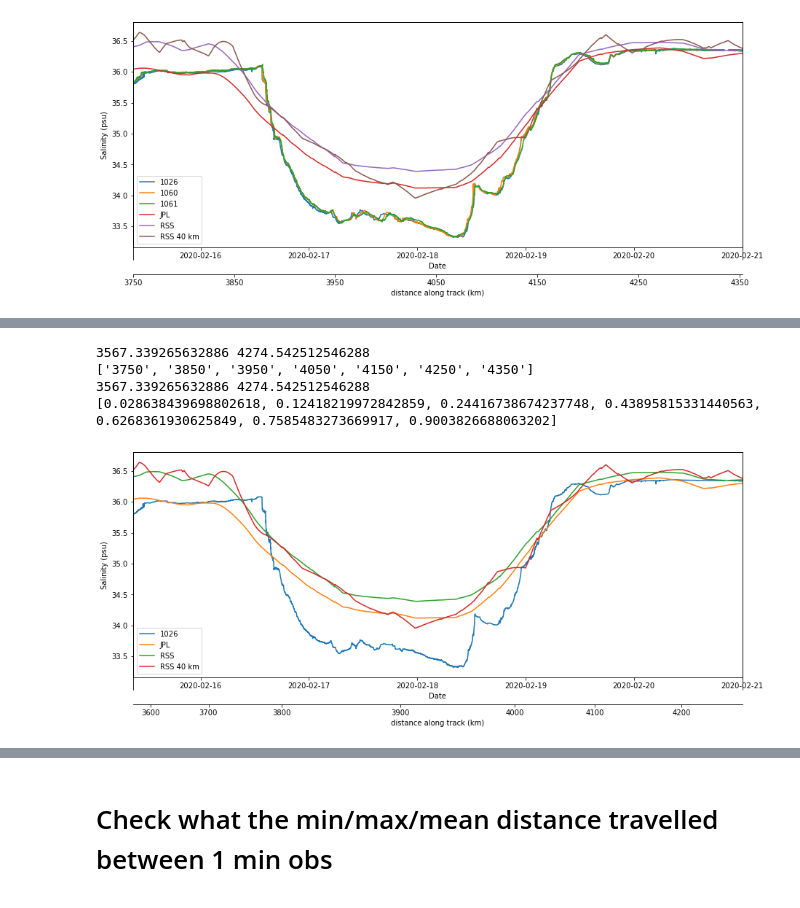
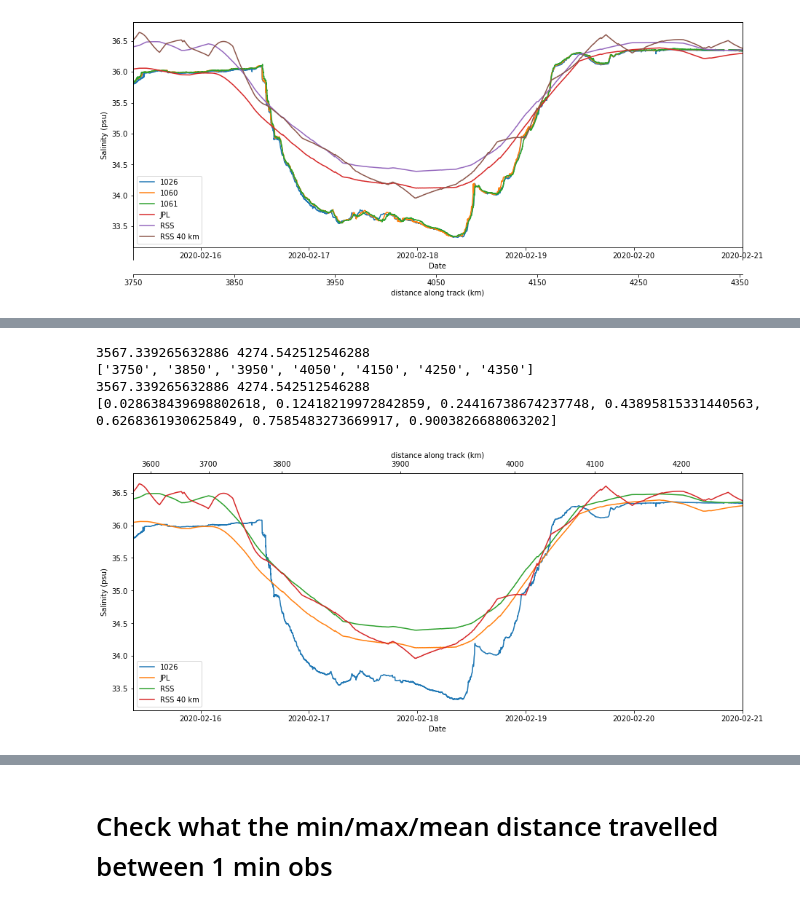
Before and after one commit to cgentemann/Saildrone, a Jupyter notebook: atomic/Calculate_density_plot.ipynb, the cells around one changed output, grey strips where cells are left out. Cells and saved outputs as stored; diff of their text form; code cells hidden in the pictures.

```diff
--- a/atomic/Calculate_density_plot.ipynb
+++ b/atomic/Calculate_density_plot.ipynb
@@ -285,7 +614,8 @@ for i in range(46):
     tdir = t-dt.timedelta(days=4)
     sdoy = str(tdir.timetuple().tm_yday).zfill(3)
     sdoy2 = str(t.timetuple().tm_yday).zfill(3)
-    fname = 'F:/data/sat_data/smap/SSS/L3/RSS/V4/8day_running/SCI/2020/' + sdoy + '/RSS_smap_SSS_L3_8day_running_2020_'+sdoy2+'_FNL_v04.0.nc'
+            #\\White_home_pc\f\data\sat_data\smap\SSS\L3\RSS\V4\8day_running\SCI\2020
+    fname = '//white_home_pc/f/data/sat_data/smap/SSS/L3/RSS/V4/8day_running/SCI/2020/' + sdoy + '/RSS_smap_SSS_L3_8day_running_2020_'+sdoy2+'_FNL_v04.0.nc'
 #    fname = 'Z:/SalinityDensity/smap/L3/RSS/V4/8day_running/SCI/2020/' + sdoy + '/RSS_smap_SSS_L3_8day_running_2020_'+sdoy2+'_FNL_v04.0.nc'
     fnames.append(fname)
 tem = xr.open_mfdataset(fnames,combine='nested',concat_dim='time')
@@ -362,0 +676,4 @@ Data variables:
+# %%
+tem = ds.sel(time='2020-01-30')
+plt.plot(ds.longitude[0,:],ds.latitude[0,:])
+plt.plot(tem.longitude[0,:],tem.latitude[0,:],'r.')
@@ -627,0 +968,26 @@ plt.plot(bin_edges[:-1],hist2)
+# %%
+fig = plt.figure(figsize=(8,6))
+ax = plt.axes(projection = ccrs.PlateCarree())  # create a set of axes with Mercator projection
+#im=ax.pcolormesh(ds_sat.lon,ds_sat.lat,ds_sat[var],vmin=34,vmax=36.5,transform=ccrs.PlateCarree(),cmap='viridis')
+for i in range(3):
+    ds2 = ds.isel(trajectory=i)
+    ax.scatter(ds2.longitude,ds2.latitude,c=ds2.TEMP_AIR_MEAN-ds2.TEMP_SBE37_MEAN,vmin=-1,vmax=1,
+                  s=.15,transform=ccrs.PlateCarree(),label=ds2.trajectory.data,cmap='seismic')
+
+ax.coastlines(resolution='10m')
+ax.set_extent([-64,-46,4,16])
+bx1 = ax.gridlines(crs=ccrs.PlateCarree(), draw_labels=True,
+                  linewidth=0, color='grey', alpha=0.5, linestyle='--')
+bx1.xlabels_top = False; bx1.ylabels_left = True
+bx1.ylabels_right = False; bx1.xlines = False
+bx1.xlocator = mticker.FixedLocator([-60,-55,-50,-45])
+bx1.xformatter = LONGITUDE_FORMATTER; bx1.yformatter = LATITUDE_FORMATTER
+
+#ax.legend()
+ax.text(-63.5,7.5,'South America',fontsize=14)
+#ax.text(-63.5,5,text1,fontsize=14)
+#ax.text(-63.5,4.3,text2,fontsize=14)
+cax = fig.add_axes([0.5, 0.8, 0.37, 0.02])
+cbar = fig.colorbar(im,cax=cax, orientation='horizontal')
+cbar.set_label('Salinity (psu)')
+#fig.savefig(figs_dir+fout)
@@ -656,47 +1025,47 @@ def ts_plot(t1,t2,var1,var2,var3,var4,ystr,figs_dir,ds_in,ds_rss_in,ds_jpl_in,st
     ax0.set_xlim([t1,t2])
 
     pos = ax0.get_position()
-    pos.y0 = pos.y0+.04       # for example 0.2, choose your value
+    #pos.y0 = pos.y0+.04       # for example 0.2, choose your value
     ax0.set_position(pos)
     ax2 = ax0.twiny()
     # Move twinned axis ticks and label from top to bottom
-    ax2.xaxis.set_ticks_position("bottom")
-    ax2.xaxis.set_label_position("bottom")
+    ax2.xaxis.set_ticks_position("top")
+    ax2.xaxis.set_label_position("top")
     # Offset the twin axis below the host
-    ax2.spines["bottom"].set_position(("axes", -0.06))
+    #ax2.spines["bottom"].set_position(("axes", -0.06))
     ax1Ticks = ax0.get_xticks()
     ax2Ticks = ax1Ticks
 
     #calculate new ticks
     temdist = ds_usv.dist_total.data
     print(ds_usv.dist_total[0].data,ds_usv.dist_total[-1].data)
     tem = np.arange(math.ceil(ds_usv.dist_total[0].data/50)*50,math.floor(ds_usv.dist_total[-1].data/50)*50+60,100)
     ll=[]
     for i in tem: #range(3750,4450,100):
         ll.append("{:.0f}".format(i))
     isv=[]
     for i in tem:
         ii = np.argwhere((ds_usv.dist_total.data.astype(int))==i)
         if len(ii)>0:
             isv.append(int(ii.mean())/len(temdist))
 
     new_tick_locations = isv
     print(new_tick_locations)
     ax2.set_xticks(new_tick_locations)
     ax2.set_xticklabels(ll)
     ax2.set_xlabel('distance along track (km)')
     plt.savefig(figs_dir+ 'timeseries_'+str(t1)+'eddy'+str2+'.png')
 
 t1,t2 = np.datetime64('2020-02-15T09'),np.datetime64('2020-02-21T00')
 offset=0
 var1,var2,var3,var4,ystr= 'SAL_SBE37_MEAN','smap_sss','sss_smap','sss_smap_40km','Salinity (psu)'
 ts_plot(t1,t2,var1,var2,var3,var4,ystr,figs_dir,ds,ds_rss_usv,ds_jpl_usv,'salinity',offset)
 # %% [output]
 3567.339265632886 4274.542512546288
 ['3750', '3850', '3950', '4050', '4150', '4250', '4350']
 3567.339265632886 4274.542512546288
 [0.028638439698802618, 0.12418219972842859, 0.24416738674237748, 0.43895815331440563, 0.6268361930625849, 0.7585483273669917, 0.9003826688063202]
-[figure, old version]
+[figure, new version]
 # %%
 t1,t2 = np.datetime64('2020-02-15T09'),np.datetime64('2020-02-21T00')
 var1,var2,var3,var4,ystr= 'SAL_SBE37_MEAN','smap_sss','sss_smap','sss_smap_40km','Salinity (psu)'
```
Also changed, not shown: parts of 46 cells of this notebook, 3 other files.
